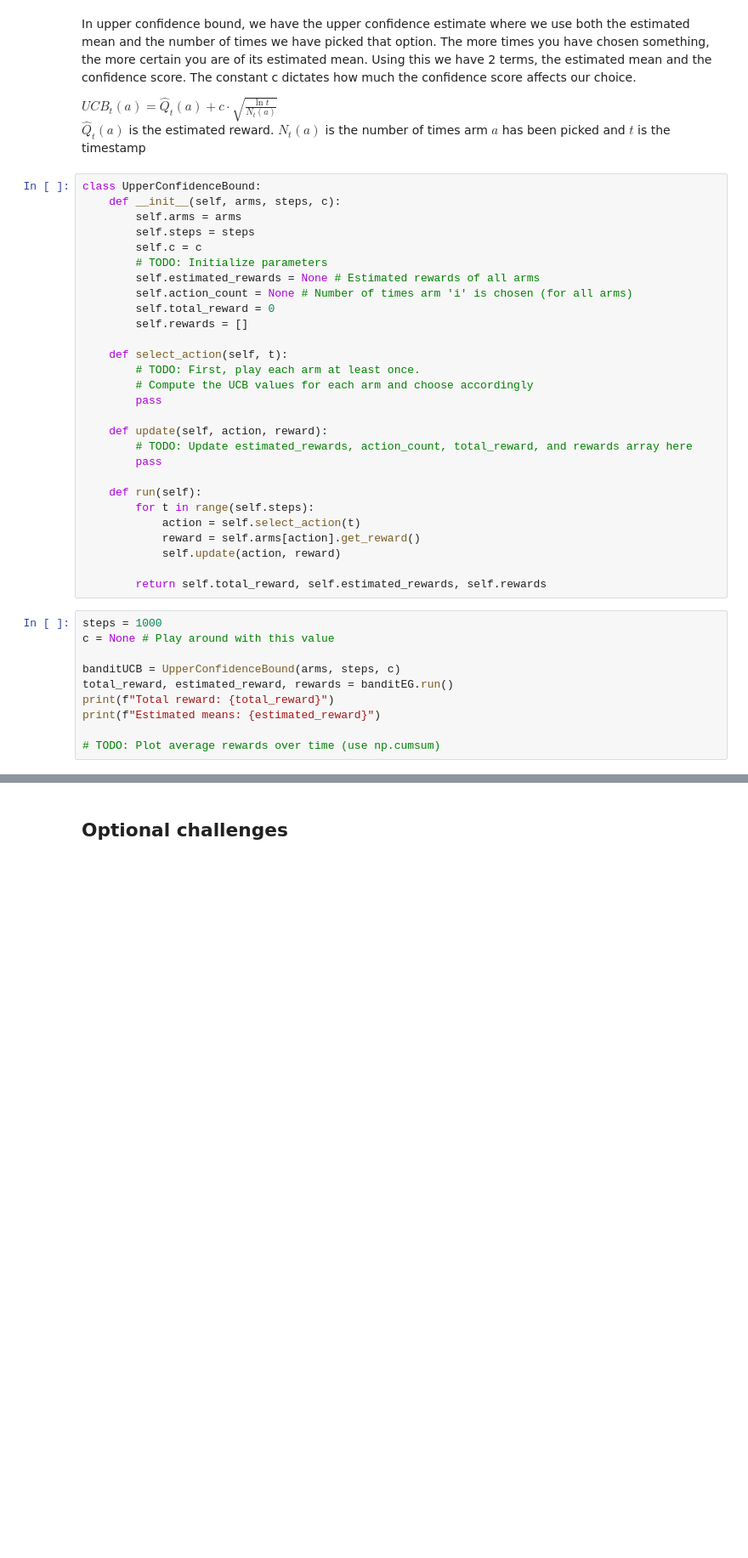
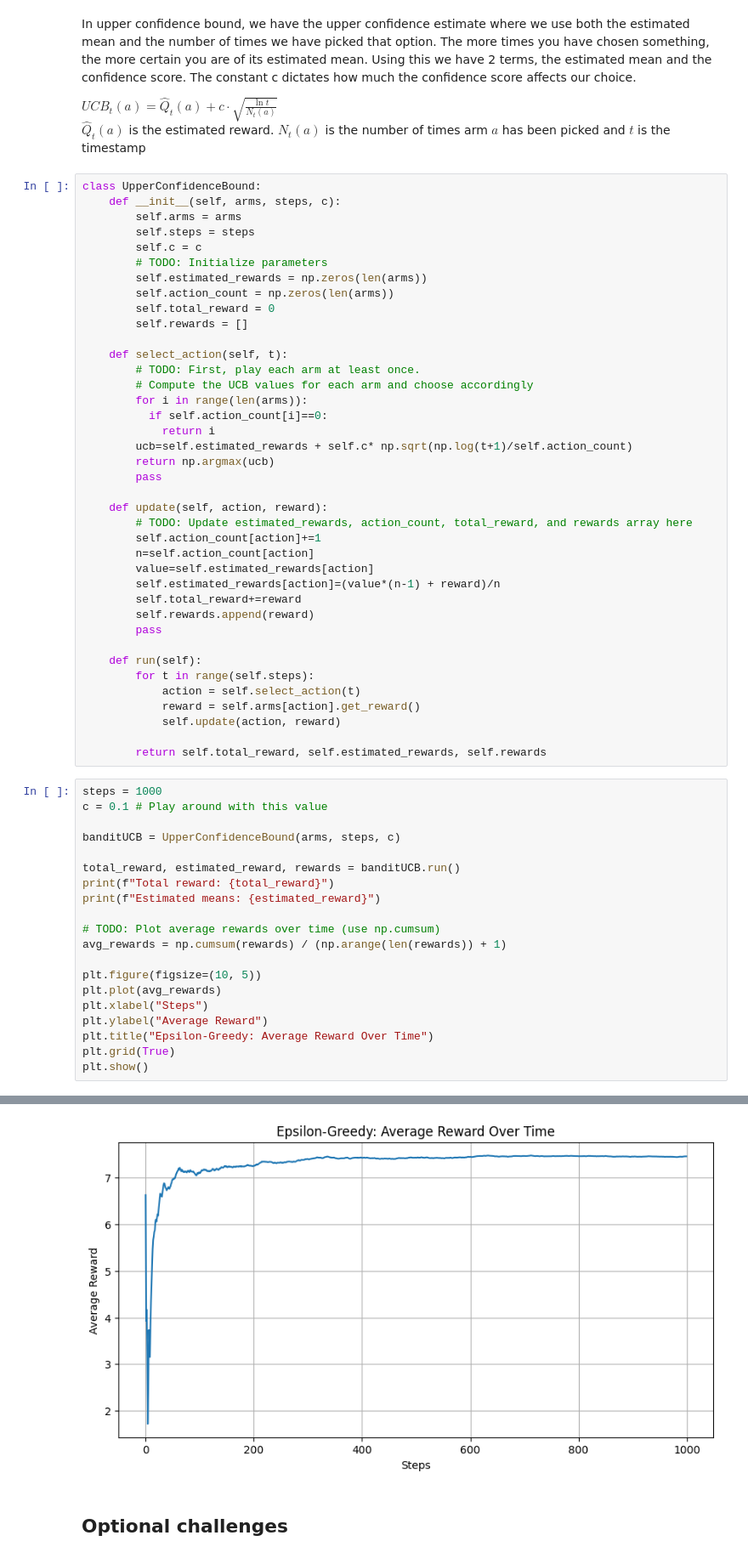
Before and after one commit to aditya161205/Battle-Of-The-Bots, a Jupyter notebook: Week1/Week1_MultiArmedBandits.ipynb, the cells around one changed output, grey strips where cells are left out. Shown: that part at 85% size. Saved outputs shown, nothing was run; the diff lists cells and outputs as text; blank space fills up the shorter version.

```diff
--- a/Week1/Week1_MultiArmedBandits.ipynb
+++ b/Week1/Week1_MultiArmedBandits.ipynb
@@ -107,18 +107,29 @@ class UpperConfidenceBound:
         self.steps = steps
         self.c = c
         # TODO: Initialize parameters
-        self.estimated_rewards = None # Estimated rewards of all arms
-        self.action_count = None # Number of times arm 'i' is chosen (for all arms)
+        self.estimated_rewards = np.zeros(len(arms))
+        self.action_count = np.zeros(len(arms))
         self.total_reward = 0
         self.rewards = []
 
     def select_action(self, t):
         # TODO: First, play each arm at least once.
         # Compute the UCB values for each arm and choose accordingly
+        for i in range(len(arms)):
+          if self.action_count[i]==0:
+            return i
+        ucb=self.estimated_rewards + self.c* np.sqrt(np.log(t+1)/self.action_count)
+        return np.argmax(ucb)
         pass
 
     def update(self, action, reward):
         # TODO: Update estimated_rewards, action_count, total_reward, and rewards array here
+        self.action_count[action]+=1
+        n=self.action_count[action]
+        value=self.estimated_rewards[action]
+        self.estimated_rewards[action]=(value*(n-1) + reward)/n
+        self.total_reward+=reward
+        self.rewards.append(reward)
         pass
 
     def run(self):
@@ -130,11 +141,22 @@ class UpperConfidenceBound:
         return self.total_reward, self.estimated_rewards, self.rewards
 # %%
 steps = 1000
-c = None # Play around with this value
+c = 0.1 # Play around with this value
 
 banditUCB = UpperConfidenceBound(arms, steps, c)
-total_reward, estimated_reward, rewards = banditEG.run()
+
+total_reward, estimated_reward, rewards = banditUCB.run()
 print(f"Total reward: {total_reward}")
 print(f"Estimated means: {estimated_reward}")
 
 # TODO: Plot average rewards over time (use np.cumsum)
+avg_rewards = np.cumsum(rewards) / (np.arange(len(rewards)) + 1)
+
+plt.figure(figsize=(10, 5))
+plt.plot(avg_rewards)
+plt.xlabel("Steps")
+plt.ylabel("Average Reward")
+plt.title("Epsilon-Greedy: Average Reward Over Time")
+plt.grid(True)
+plt.show()
+# %% [output]
@@ -141,3 +166,4 @@ print(f"Estimated means: {estimated_reward}")
+[figure, added]
 # %% [markdown]
 ## Optional challenges
 # %% [markdown]
```
Also changed, not shown: parts of 2 cells of this notebook.
